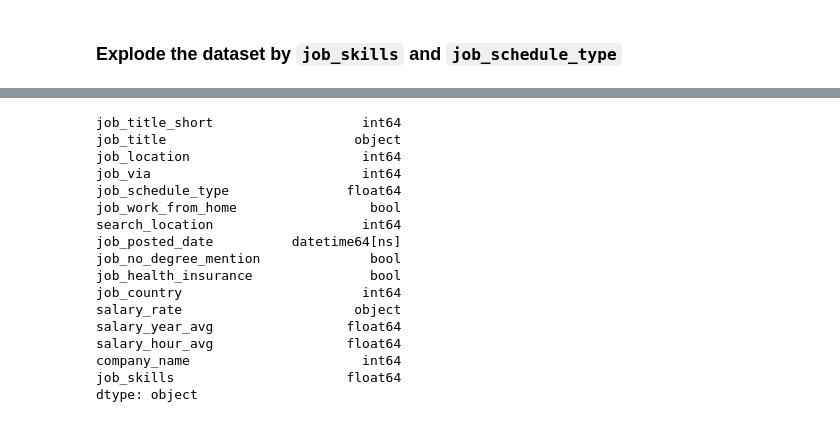
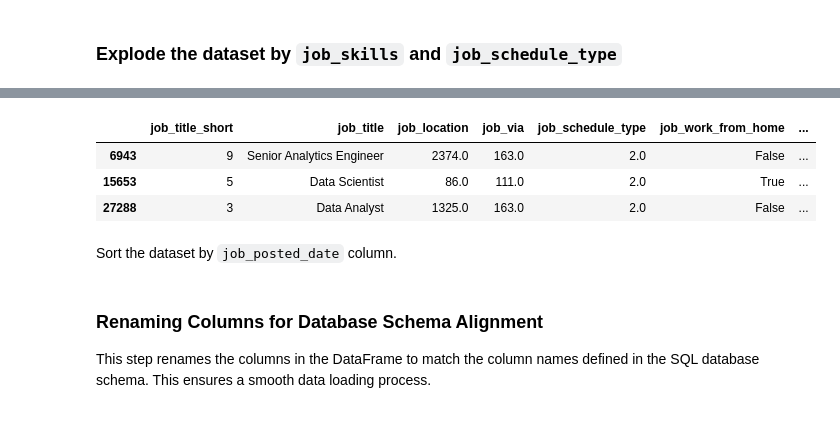
Before and after one commit to chusk2/data_jobs_sql, a Jupyter notebook: jobs.ipynb, the cells around one changed output, grey strips where cells are left out. Drawn from its saved outputs; the diff is of its cells as text; code cells hidden in the pictures.

```diff
--- a/jobs.ipynb
+++ b/jobs.ipynb
@@ -465,3 +547,0 @@ df2.job_schedule_type = df2.job_schedule_type.map(s)
-# %%
-s = pd.Series(countries.index, index = countries.values)
-df2.search_location = df2.search_location.map(s)
@@ -470,3 +547,0 @@ df2.search_location = df2.search_location.map(s)
-# %%
-s = pd.Series(companies.index, index = companies.values)
-df2.company_name = df2.company_name.map(s)
@@ -475,3 +547,0 @@ df2.company_name = df2.company_name.map(s)
-# %%
-s = pd.Series(job_skills.index, index = job_skills.values)
-df2.job_skills = df2.job_skills.map(s)
@@ -480,3 +547,0 @@ df2.job_skills = df2.job_skills.map(s)
-# %%
-s = pd.Series(job_titles.index, index = job_titles.values)
-df2.job_title_short = df2.job_title_short.map(s)
@@ -491,25 +548,18 @@ df2.sample(4)
-# %%
-df2.dtypes
-# %% [output]
-job_title_short                   int64
-job_title                        object
-job_location                      int64
-job_via                           int64
-job_schedule_type               float64
-job_work_from_home                 bool
-search_location                   int64
-job_posted_date          datetime64[ns]
-job_no_degree_mention              bool
-job_health_insurance               bool
-job_country                       int64
-salary_rate                      object
-salary_year_avg                 float64
-salary_hour_avg                 float64
-company_name                      int64
-job_skills                      float64
-dtype: object
+# %%
+df2.sample(3)
+# %% [output]
+|  | job_title_short | job_title | job_location | job_via | job_schedule_type | job_work_from_home | ... |
+| 6943 | 9 | Senior Analytics Engineer | 2374.0 | 163.0 | 2.0 | False | ... |
+| 15653 | 5 | Data Scientist | 86.0 | 111.0 | 2.0 | True | ... |
+| 27288 | 3 | Data Analyst | 1325.0 | 163.0 | 2.0 | False | ... |
+# %% [markdown]
+Sort the dataset by `job_posted_date` column.
 # %%
 df2 = df2.sort_values('job_posted_date').reset_index(drop = True)
+# %% [markdown]
+### Renaming Columns for Database Schema Alignment
+
+This step renames the columns in the DataFrame to match the column names defined in the SQL database schema. This ensures a smooth data loading process.
 # %%
 df2.rename(columns = {
     'job_title_short' : 'job_title_id',
```
Also changed, not shown: parts of 88 cells of this notebook, 9 other files.
